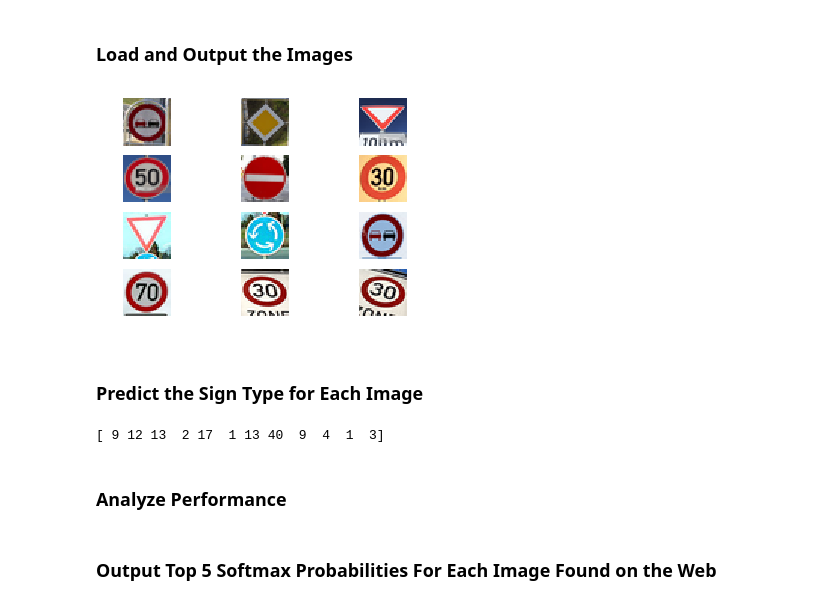
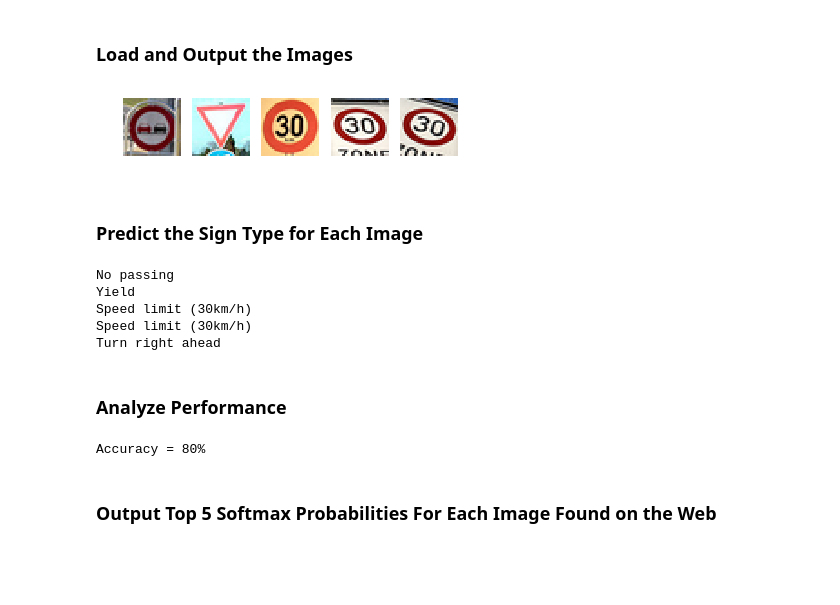
Before and after one commit to uboot/CarND-Traffic-Sign-Classifier-Project, a Jupyter notebook: Traffic_Sign_Classifier.ipynb, the cells around one changed output. Drawn from its saved outputs; the diff is of its cells as text; code cells hidden in the pictures; blank space fills up the shorter version.

Commit message:
Use only 5 examples, plot features

```diff
--- a/Traffic_Sign_Classifier.ipynb
+++ b/Traffic_Sign_Classifier.ipynb
@@ -58,6 +58,7 @@ Complete the basic data summary below. Use python, numpy and/or pandas methods t
 ### Replace each question mark with the appropriate value.
 ### Use python, pandas or numpy methods rather than hard coding the results
 
+import csv
 import numpy as np
 
 # TODO: Number of training examples
@@ -72,6 +73,12 @@ image_shape = X_train[0].shape
 # TODO: How many unique classes/labels there are in the dataset.
 n_classes = len(np.unique(y_train))
 
+sign_names = dict()
+with open('signnames.csv') as csv_file:
+    csv_reader = csv.DictReader(csv_file)
+    for row in csv_reader:
+        sign_names[int(row['ClassId'])] = row['SignName']
+
 print("Number of training examples =", n_train)
 print("Number of testing examples =", n_test)
 print("Image data shape =", image_shape)
@@ -167,6 +174,7 @@ def LeNet(x, keep_prob):
     conv1_W = tf.Variable(tf.truncated_normal(shape=(5, 5, 1, 6), mean = mu, stddev = sigma))
     conv1_b = tf.Variable(tf.zeros(6))
     conv1   = tf.nn.conv2d(x, conv1_W, strides=[1, 1, 1, 1], padding='VALID') + conv1_b
+    layer1  = conv1
 
     # SOLUTION: Activation.
     conv1 = tf.nn.relu(conv1)
@@ -178,6 +186,7 @@ def LeNet(x, keep_prob):
     conv2_W = tf.Variable(tf.truncated_normal(shape=(5, 5, 6, 16), mean = mu, stddev = sigma))
     conv2_b = tf.Variable(tf.zeros(16))
     conv2   = tf.nn.conv2d(conv1, conv2_W, strides=[1, 1, 1, 1], padding='VALID') + conv2_b
+    layer2  = conv2
 
     # SOLUTION: Activation.
     conv2 = tf.nn.relu(conv2)
@@ -211,7 +220,7 @@ def LeNet(x, keep_prob):
     fc3_b  = tf.Variable(tf.zeros(43))
     logits = tf.matmul(fc2, fc3_W) + fc3_b
 
-    return logits
+    return logits, [layer1, layer2]
 # %% [markdown]
 ### Train, Validate and Test the Model
 # %% [markdown]
@@ -235,7 +244,7 @@ y = tf.placeholder(tf.int32, (None))
 one_hot_y = tf.one_hot(y, 43)
 keep_prob = tf.placeholder(tf.float32)
 
-logits = LeNet(x, keep_prob)
+logits, layers = LeNet(x, keep_prob)
 cross_entropy = tf.nn.softmax_cross_entropy_with_logits(logits=logits, labels=one_hot_y)
 loss_operation = tf.reduce_mean(cross_entropy)
 optimizer = tf.train.AdamOptimizer(learning_rate = rate)
@@ -310,21 +319,20 @@ You may find `signnames.csv` useful as it contains mappings from the class id (i
 # %%
 ### Load the images and plot them here.
 ### Feel free to use as many code cells as needed.
 
 import cv2
 
-images = [cv2.imread('internet-examples/{:02}.png'.format(i)) for i in range(1, 13)]
+images = [cv2.imread('internet-examples/{0}.png'.format(i)) for i in range(5)]
 images = [cv2.cvtColor(image, cv2.COLOR_BGR2RGB) for image in images]
+labels = [9, 13, 1, 1, 1]
 
-f, axarr = plt.subplots(4, 3)
+f, axarr = plt.subplots(1, 5)
 index = 0
-for i in range(4):
-    for j in range(3):
-        axarr[i, j].imshow(images[index])
-        axarr[i, j].axis('off')
-        index += 1
+for i in range(5):
+    axarr[i].imshow(images[i])
+    axarr[i].axis('off')
 # %% [output]
-[figure, old version]
+[figure, new version]
 # %%
 images = preprocess(images)
 # %% [markdown]
@@ -332,14 +340,28 @@ images = preprocess(images)
 # %%
 with sess.as_default():
     saver.restore(sess, './lenet')
-    print(sess.run(tf.argmax(logits, 1), feed_dict={x: images, keep_prob: 1.0}))
+    signs = sess.run(tf.argmax(logits, 1), feed_dict={x: images, keep_prob: 1.0})
+
+for sign in signs:
+    print(sign_names[sign])
 # %% [output]
-[ 9 12 13  2 17  1 13 40  9  4  1  3]
+No passing
+Yield
+Speed limit (30km/h)
+Speed limit (30km/h)
+Turn right ahead
 # %% [markdown]
 ### Analyze Performance
 # %%
 ### Calculate the accuracy for these 5 new images.
 ### For example, if the model predicted 1 out of 5 signs correctly, it's 20% accurate on these new images.
+with sess.as_default():
+    saver.restore(sess, './lenet')
+    accuracy = sess.run(accuracy_operation, feed_dict={x: images, y: labels, keep_prob: 1.0})
+
+print('Accuracy = {:2.0f}%'.format(100*accuracy))
+# %% [output]
+Accuracy = 80%
 # %% [markdown]
 ### Output Top 5 Softmax Probabilities For Each Image Found on the Web
 # %% [markdown]
```
Also changed, not shown: parts of 6 cells of this notebook, 29 other files.
